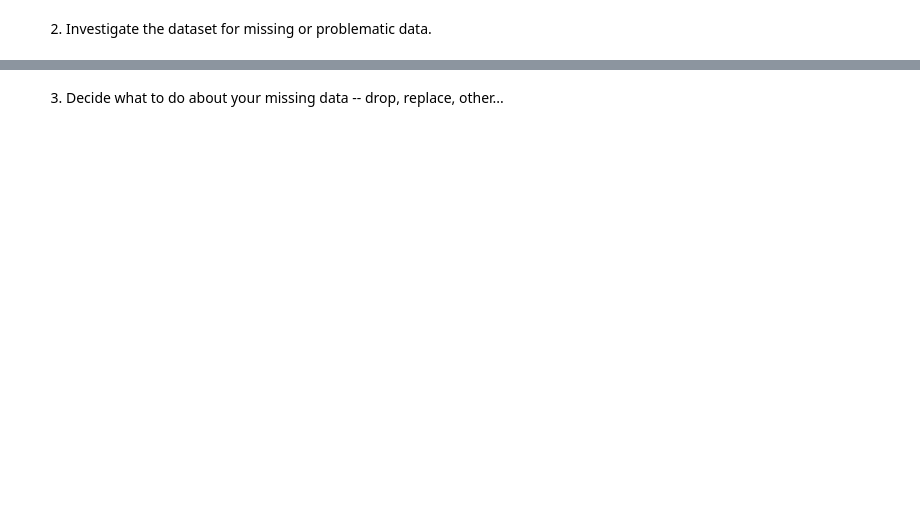
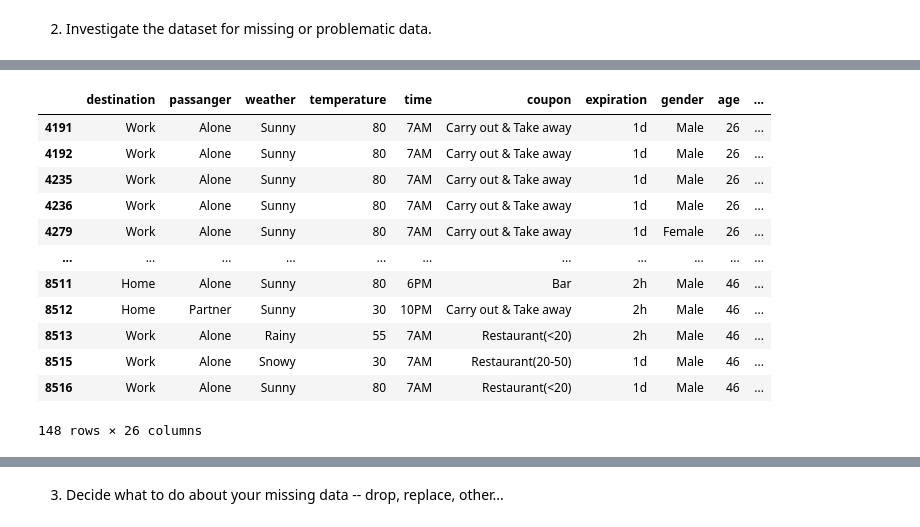
Before and after one commit to archana-rg/ml-practical-apps, a Jupyter notebook: coupon_accept.ipynb, the cells around one changed output, grey strips where cells are left out. Drawn from its saved outputs; the diff is of its cells as text; code cells hidden in the pictures; blank space fills up the shorter version.

Commit message:
Data Cleaning Part1

```diff
--- a/coupon_accept.ipynb
+++ b/coupon_accept.ipynb
@@ -103,0 +127,18 @@ dtype: int64
+# %%
+#Verify the duplicate rows
+data[data.duplicated(keep=False)]
+#Decision : Drop all duplicates
+# %% [output]
+|  | destination | passanger | weather | temperature | time | coupon | expiration | gender | age | ... |
+| 4191 | Work | Alone | Sunny | 80 | 7AM | Carry out & Take away | 1d | Male | 26 | ... |
+| 4192 | Work | Alone | Sunny | 80 | 7AM | Carry out & Take away | 1d | Male | 26 | ... |
+| 4235 | Work | Alone | Sunny | 80 | 7AM | Carry out & Take away | 1d | Male | 26 | ... |
+| 4236 | Work | Alone | Sunny | 80 | 7AM | Carry out & Take away | 1d | Male | 26 | ... |
+| 4279 | Work | Alone | Sunny | 80 | 7AM | Carry out & Take away | 1d | Female | 26 | ... |
+| ... | ... | ... | ... | ... | ... | ... | ... | ... | ... | ... |
+| 8511 | Home | Alone | Sunny | 80 | 6PM | Bar | 2h | Male | 46 | ... |
+| 8512 | Home | Partner | Sunny | 30 | 10PM | Carry out & Take away | 2h | Male | 46 | ... |
+| 8513 | Work | Alone | Rainy | 55 | 7AM | Restaurant(<20) | 2h | Male | 46 | ... |
+| 8515 | Work | Alone | Snowy | 30 | 7AM | Restaurant(20-50) | 1d | Male | 46 | ... |
+| 8516 | Work | Alone | Sunny | 80 | 7AM | Restaurant(<20) | 1d | Male | 46 | ... |
+148 rows × 26 columns
```
Also changed, not shown: parts of 15 cells of this notebook.
